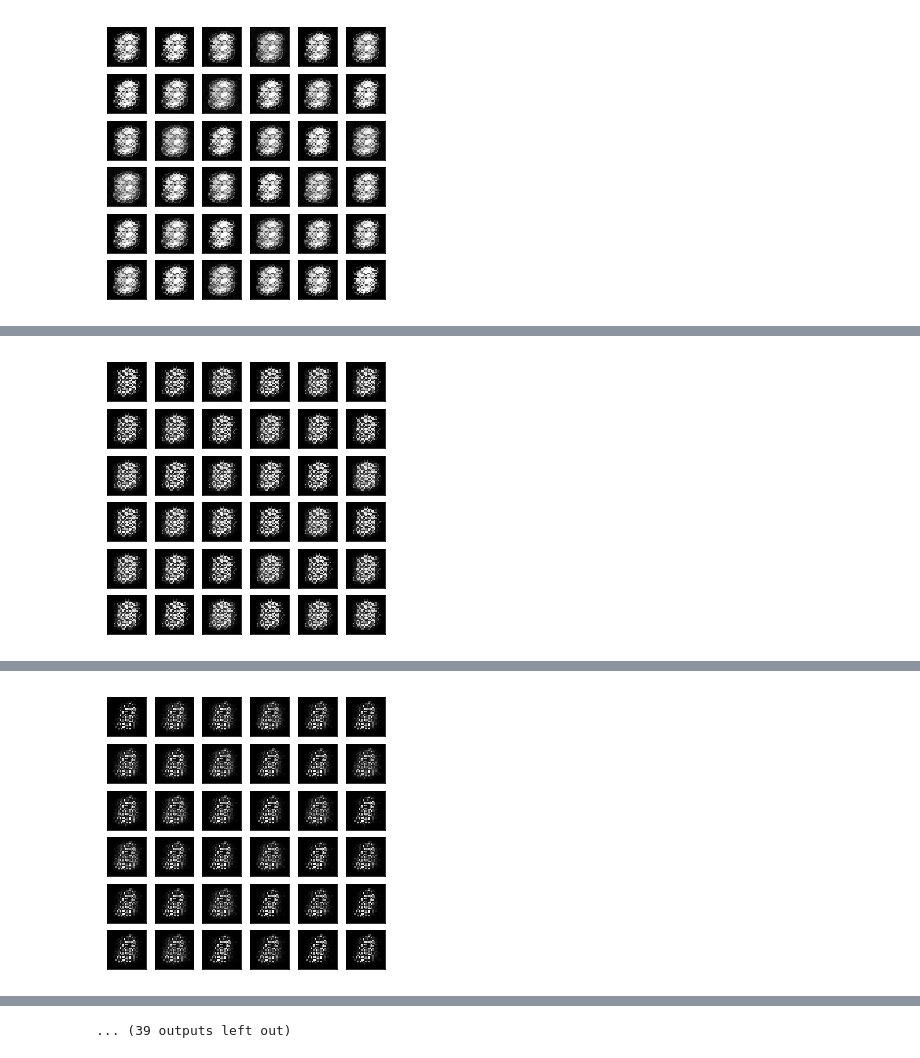
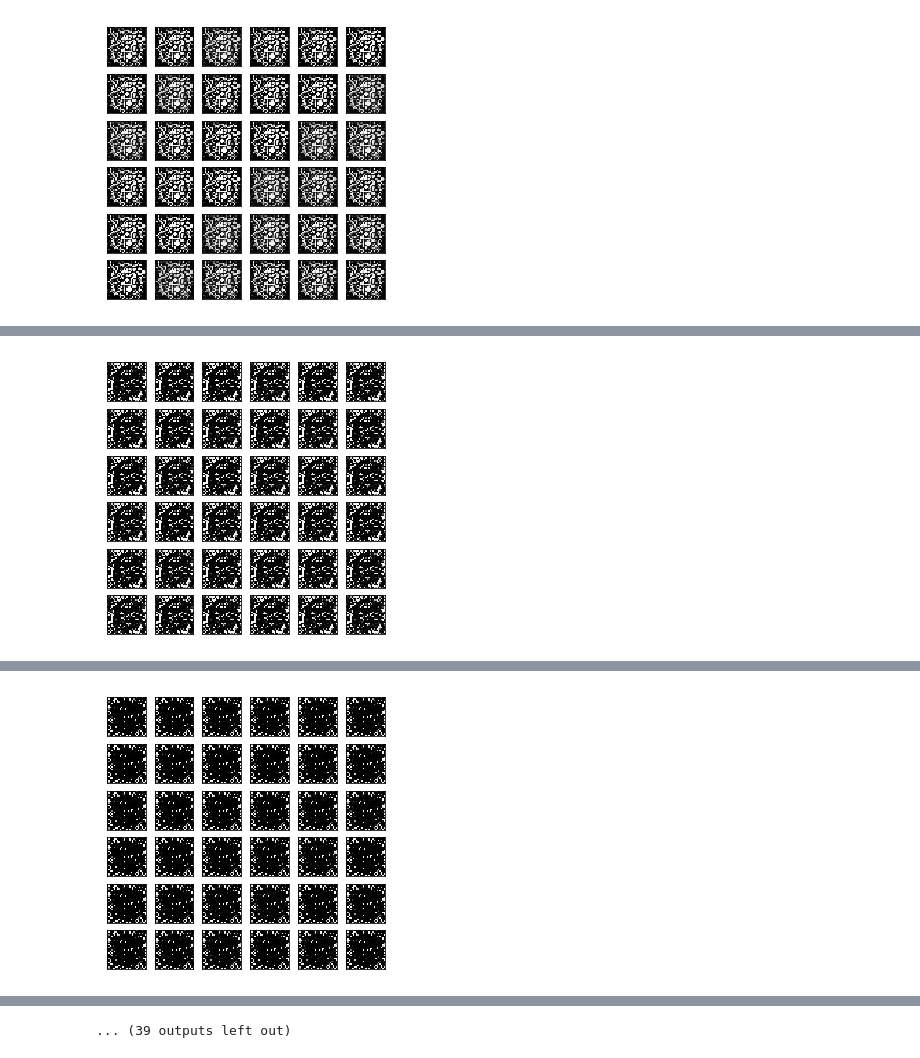
Before and after one commit to shayneobrien/generative-models, a Jupyter notebook: notebooks/05-least-squares-gan.ipynb, the cells around one changed output, grey strips where cells are left out. Drawn from its saved outputs; the diff is of its cells as text; code cells hidden in the pictures.

```diff
--- a/notebooks/05-least-squares-gan.ipynb
+++ b/notebooks/05-least-squares-gan.ipynb
@@ -69,7 +69,7 @@ class Discriminator(nn.Module):
 
     def forward(self, x):
         activated = F.relu(self.linear(x))
-        discrimination = torch.sigmoid(self.discriminate(activated))
+        discrimination = self.discriminate(activated)
         return discrimination
 
 
@@ -101,7 +101,7 @@ class LSGANTrainer:
 
         self.viz = viz
 
-    def train(self, num_epochs, G_lr=1e-4, D_lr=1e-4, D_steps=1):
+    def train(self, num_epochs, G_lr=1e-3, D_lr=1e-4, D_steps=1):
         """ Train a least-squares GAN with Gradient Penalty
             Logs progress using G loss, D loss, G(x), D(G(x)), visualizations of Generator output.
 
@@ -287,8 +287,8 @@ class LSGANTrainer:
 
 
 model = LSGAN(image_size=784,
-              hidden_dim=256,
-              z_dim=128)
+              hidden_dim=128,
+              z_dim=32)
 
 trainer = LSGANTrainer(model=model,
                        train_iter=train_iter,
@@ -297,8 +297,8 @@ trainer = LSGANTrainer(model=model,
                        viz=True)
 
 trainer.train(num_epochs=25,
-              G_lr=1e-4,
-              D_lr=1e-4,
-              D_steps=1)
+              G_lr=1e-3,
+              D_lr=1e-3,
+              D_steps=3)
 # %% [output]
 [interactive output not drawn]
@@ -306 +306 @@ Epoch[1/25], G Loss: 0.3731, D Loss: 0.0641
-[figure, old version]
+[figure, new version]
@@ -308 +308 @@ Epoch[2/25], G Loss: 0.3556, D Loss: 0.0442
-[figure, old version]
+[figure, new version]
@@ -310 +310 @@ Epoch[3/25], G Loss: 0.3446, D Loss: 0.0366
-[figure, old version]
+[figure, new version]
```
Also changed, not shown: parts of 1 cell of this notebook, 15 other files.
